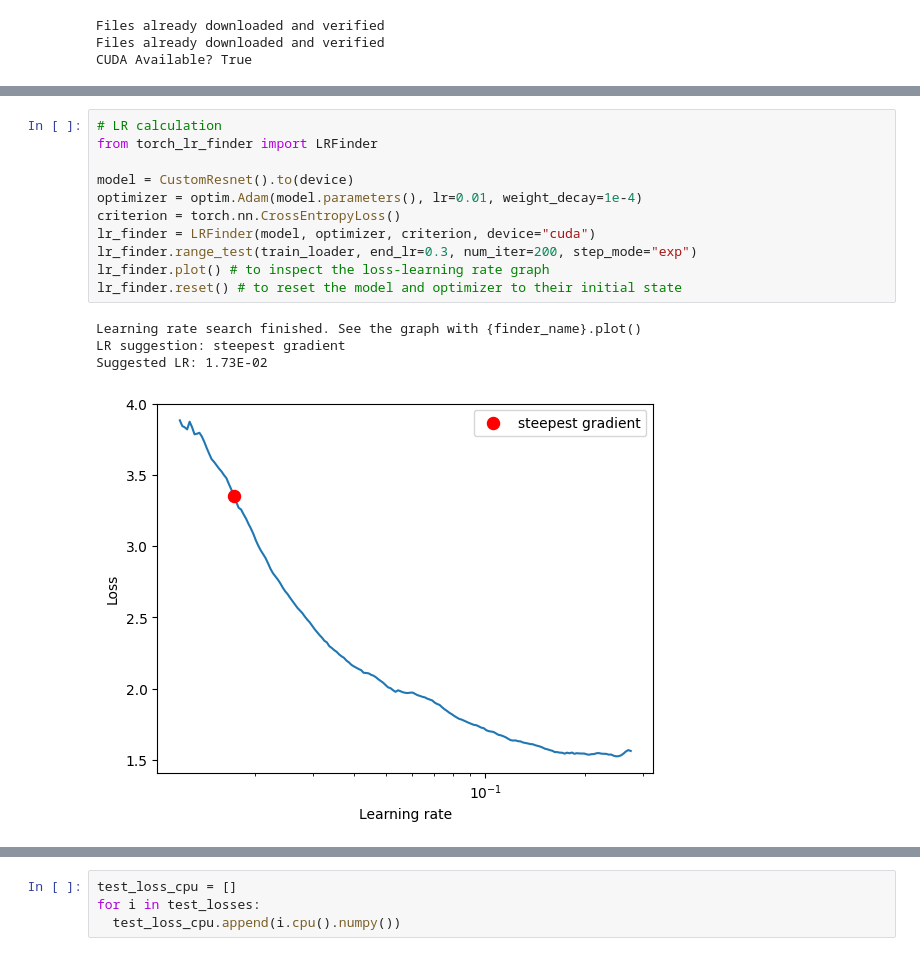
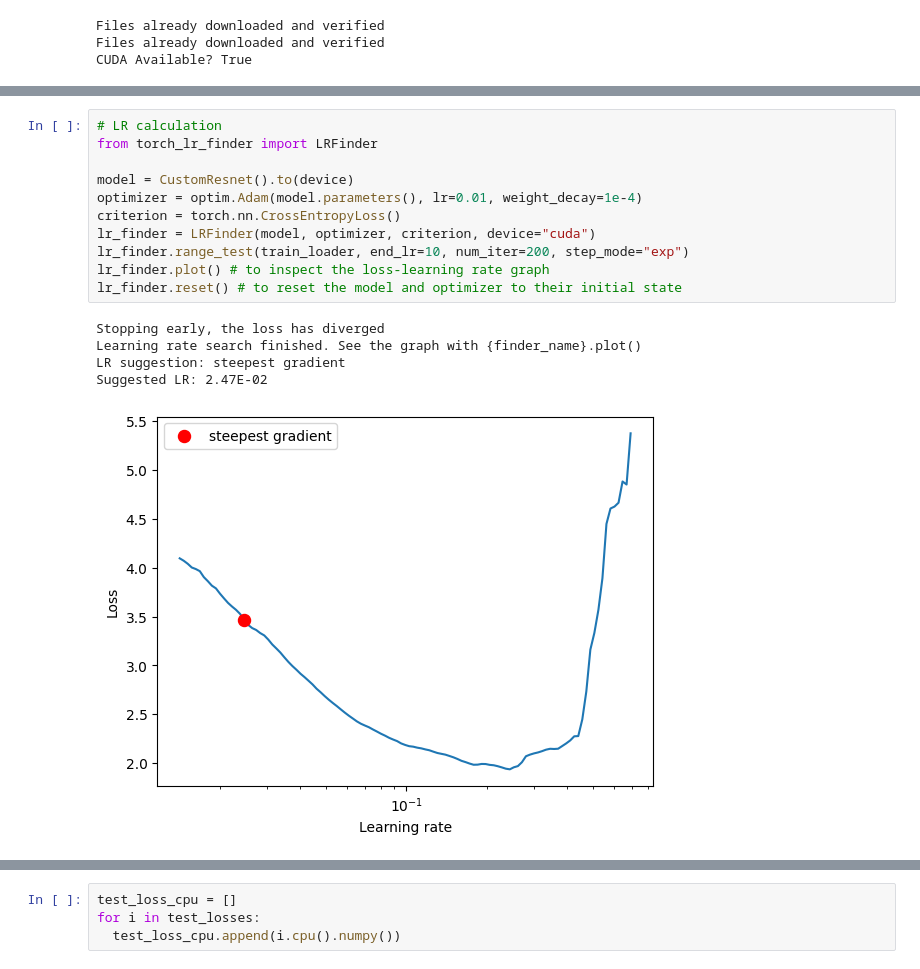
Before and after one commit to deepanshudashora/ERAV1, a Jupyter notebook: session10/S10.ipynb, the cells around one changed output, grey strips where cells are left out. Cells and saved outputs as stored; diff of their text form.

```diff
--- a/session10/S10.ipynb
+++ b/session10/S10.ipynb
@@ -144,18 +143,19 @@ Estimated Total Size (MB): 31.53
 # %%
 # LR calculation
 from torch_lr_finder import LRFinder
 
 model = CustomResnet().to(device)
 optimizer = optim.Adam(model.parameters(), lr=0.01, weight_decay=1e-4)
 criterion = torch.nn.CrossEntropyLoss()
 lr_finder = LRFinder(model, optimizer, criterion, device="cuda")
-lr_finder.range_test(train_loader, end_lr=0.3, num_iter=200, step_mode="exp")
+lr_finder.range_test(train_loader, end_lr=10, num_iter=200, step_mode="exp")
 lr_finder.plot() # to inspect the loss-learning rate graph
 lr_finder.reset() # to reset the model and optimizer to their initial state
 # %% [output]
+Stopping early, the loss has diverged
 Learning rate search finished. See the graph with {finder_name}.plot()
 LR suggestion: steepest gradient
-Suggested LR: 1.73E-02
+Suggested LR: 2.47E-02
-[figure, old version]
+[figure, new version]
 # %%
 training_parameters = {"learning_rate":0.01,
```
Also changed, not shown: parts of 8 cells of this notebook, 10 other files.
